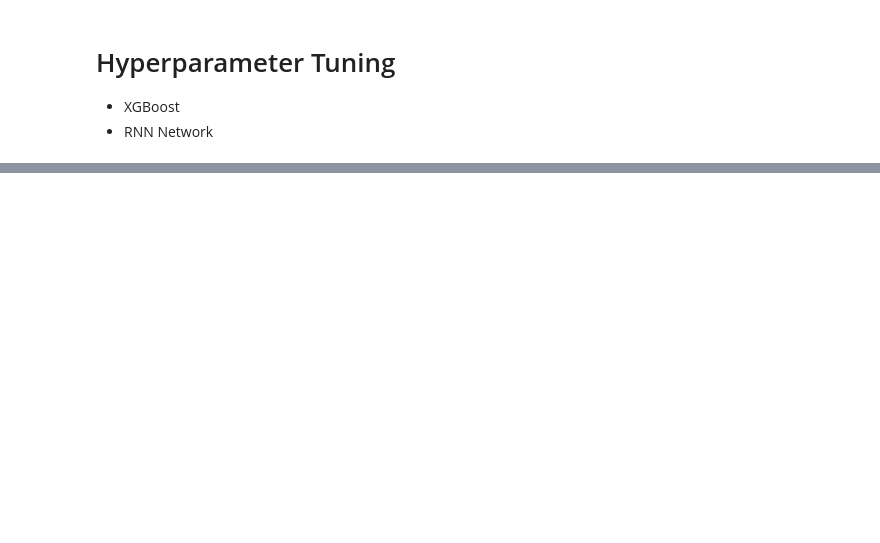
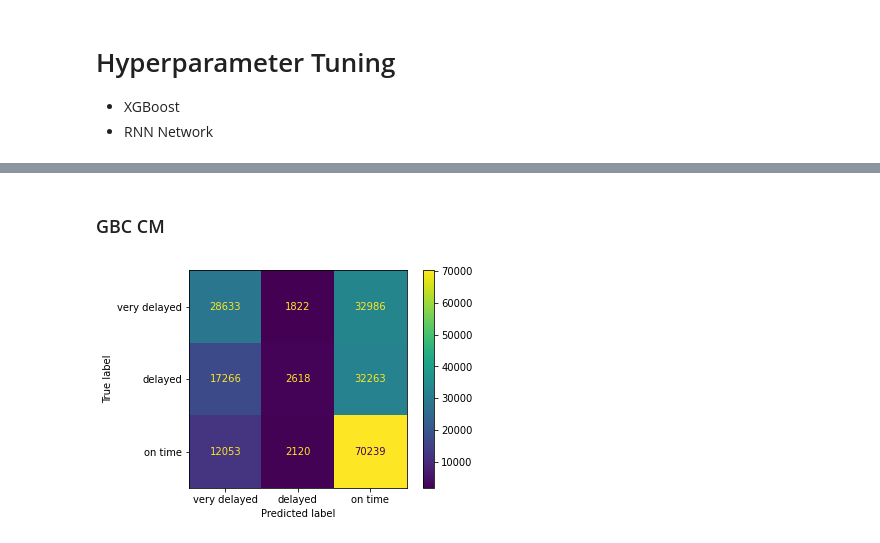
Before and after one commit to MichaelJP-DS/Flight-Arrival-Classification-Models, a Jupyter notebook: Flight_Arrival_Classification.ipynb, the cells around one changed output, grey strips where cells are left out. Saved outputs shown, nothing was run; the diff lists cells and outputs as text; code cells hidden in the pictures; blank space fills up the shorter version.

```diff
--- a/Flight_Arrival_Classification.ipynb
+++ b/Flight_Arrival_Classification.ipynb
@@ -293,0 +354,13 @@ model.fit(X_train, y_train,
+# %% [markdown]
+### GBC CM
+# %%
+GBC = plot_confusion_matrix(
+    gbc_model,
+    X_test_C,
+    y_test_C,
+    values_format = '.0f',
+    display_labels = ['very delayed', 'delayed', 'on time']
+
+);
+# %% [output]
+[figure, added]
```
Also changed, not shown: parts of 35 cells of this notebook.
